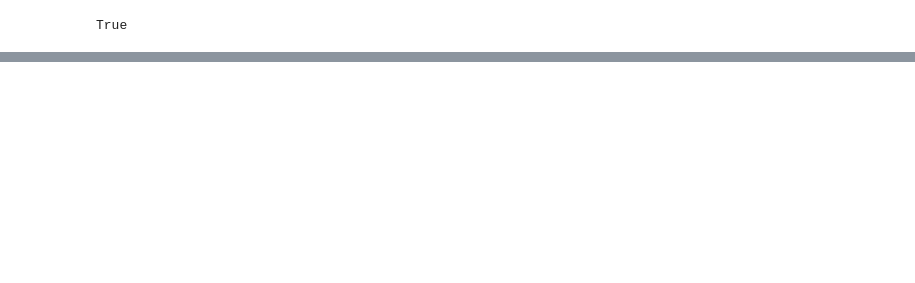
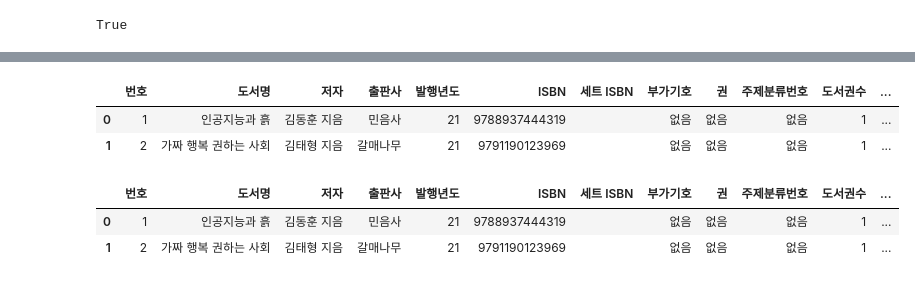
Before and after one commit to dlwnsdyd1717/studyPython, a Jupyter notebook: ch03.ipynb, the cells around one changed output, grey strips where cells are left out. Cells and saved outputs as stored; diff of their text form; code cells hidden in the pictures; blank space fills up the shorter version.

```diff
--- a/ch03.ipynb
+++ b/ch03.ipynb
@@ -350,0 +497,14 @@ print(id(ns_book4))
+# %%
+# 원본 데이터 바뀌지 않는다
+# 원본 데이터 리스트와 바꿀 데이터 리스트 - 인덱스 별로 매칭되어진다
+ns_book4.replace([np.nan, '2021'], ['없음', '21']).head(2)
+# %% [output]
+|  | 번호 | 도서명 | 저자 | 출판사 | 발행년도 | ISBN | 세트 ISBN | 부가기호 | 권 | 주제분류번호 | 도서권수 | ... |
+| 0 | 1 | 인공지능과 흙 | 김동훈 지음 | 민음사 | 21 | 9788937444319 |  | 없음 | 없음 | 없음 | 1 | ... |
+| 1 | 2 | 가짜 행복 권하는 사회 | 김태형 지음 | 갈매나무 | 21 | 9791190123969 |  | 없음 | 없음 | 없음 | 1 | ... |
+# %%
+ns_book4.replace({np.nan : '없음', '2021' : '21'}).head(2)
+# %% [output]
+|  | 번호 | 도서명 | 저자 | 출판사 | 발행년도 | ISBN | 세트 ISBN | 부가기호 | 권 | 주제분류번호 | 도서권수 | ... |
+| 0 | 1 | 인공지능과 흙 | 김동훈 지음 | 민음사 | 21 | 9788937444319 |  | 없음 | 없음 | 없음 | 1 | ... |
+| 1 | 2 | 가짜 행복 권하는 사회 | 김태형 지음 | 갈매나무 | 21 | 9791190123969 |  | 없음 | 없음 | 없음 | 1 | ... |
```
Also changed, not shown: parts of 17 cells of this notebook.
